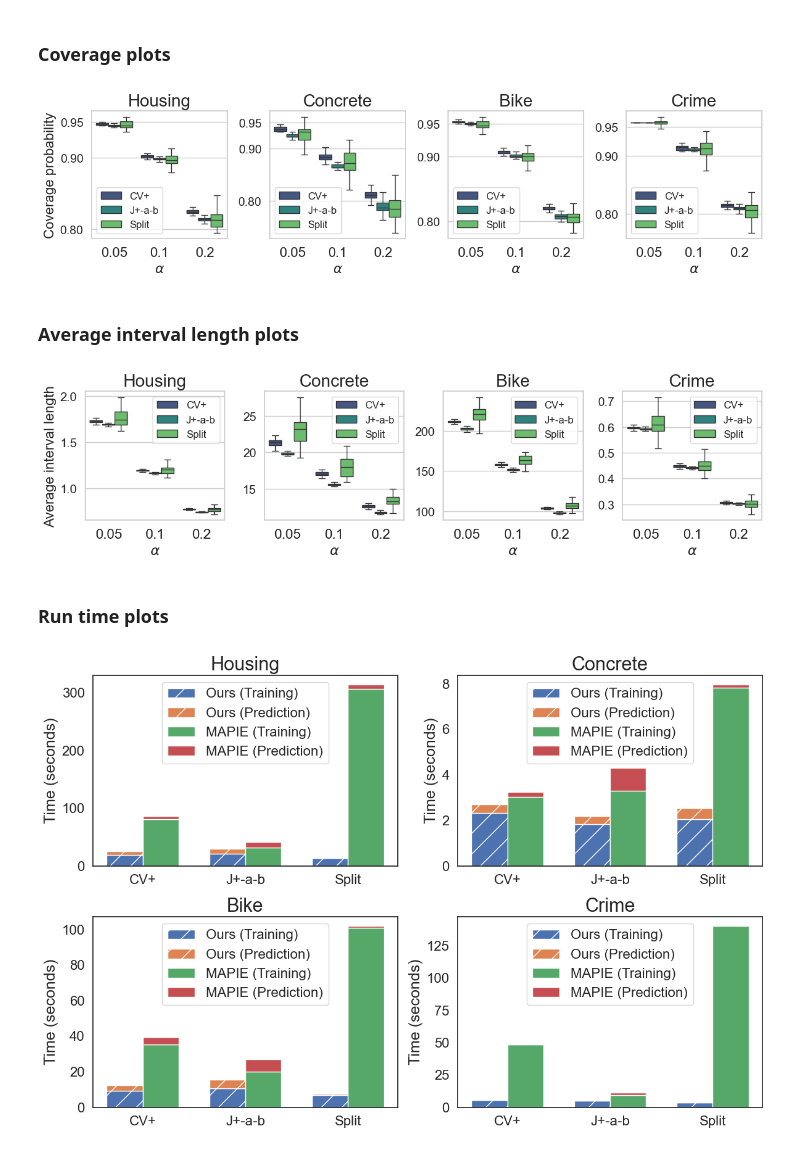
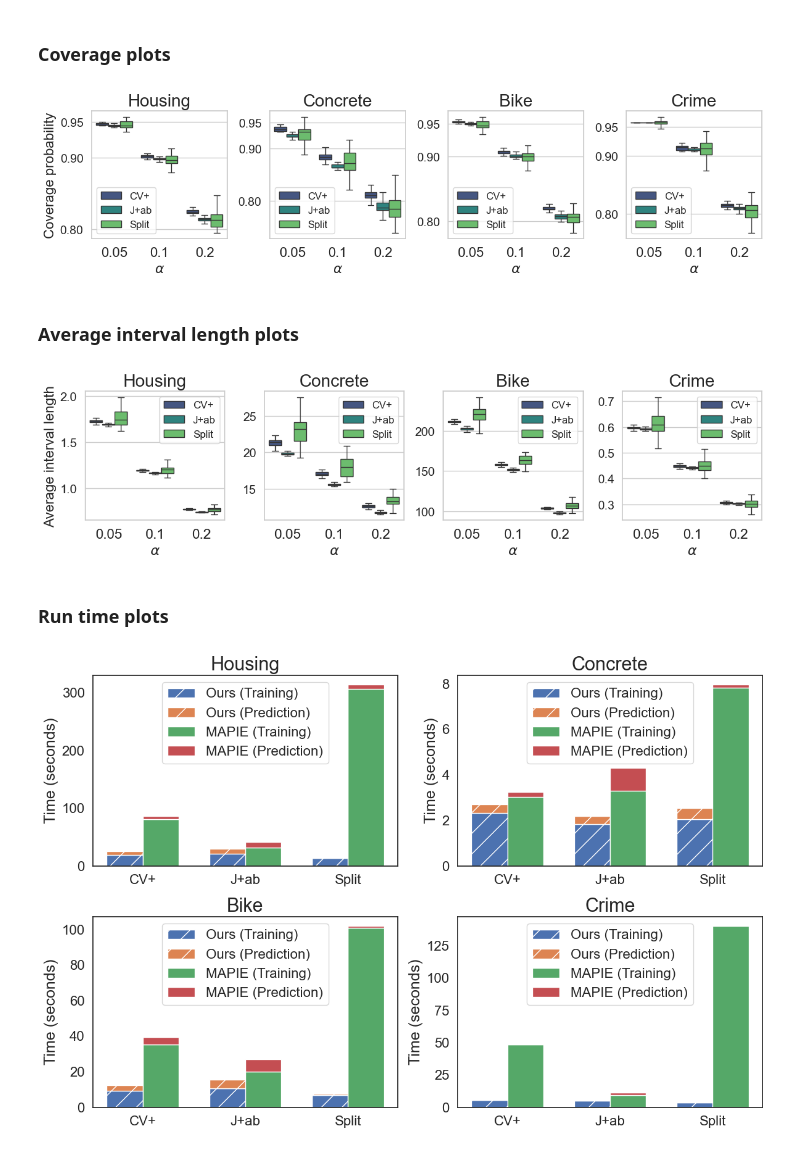
Before and after one commit to donlapark/coverforest, a Jupyter notebook: experiments/plots_regression.ipynb, the cells around one changed output. Drawn from its saved outputs; the diff is of its cells as text; code cells hidden in the pictures.

```diff
--- a/experiments/plots_regression.ipynb
+++ b/experiments/plots_regression.ipynb
@@ -134,7 +134,7 @@ data_names = ['Housing', 'Concrete', 'Bike', 'Crime']
 # %%
 sns.set(style='whitegrid')
 
-hue_order = ["CV+", "J+-a-b", "Split"]
+hue_order = ["CV+", "J+ab", "Split"]
 fig, axes = plt.subplots(1, 4, figsize=(12, 3.3))
 axes = axes.flatten()
 
@@ -160,38 +160,38 @@ plt.tight_layout()
 
 plt.savefig('RegCover.svg',format='svg',dpi=1200, bbox_inches='tight')
 # %% [output]
-[figure, old version]
+[figure, new version]
 # %% [markdown]
 ### Average interval length plots
 # %%
 sns.set(style='whitegrid')
 
-hue_order = ["CV+", "J+-a-b", "Split"]
+hue_order = ["CV+", "J+ab", "Split"]
 fig, axes = plt.subplots(1, 4, figsize=(12, 3.3))
 axes = axes.flatten()
 
 for i in range(4):
     sns.boxplot(
         x='Alpha', y='Size', hue='Model', data=Size_dfs[i],
         palette="viridis", hue_order=hue_order, showfliers=False,
         ax=axes[i]
     )
 
     axes[i].set_xlabel('$\\alpha$', fontsize=16)
     axes[i].xaxis.set_tick_params(labelsize=16)
     axes[i].set_title(data_names[i], fontsize=20)
     axes[i].legend(fontsize=12)
     axes[i].yaxis.set_tick_params(labelsize=14)
     if i == 0:
         axes[i].set_ylabel('Average interval length', fontsize=16)
     else:
         axes[i].set_ylabel('')
 
 plt.tight_layout()
 
 plt.savefig('RegSize.svg',format='svg',dpi=1200, bbox_inches='tight')
 # %% [output]
-[figure, old version]
+[figure, new version]
 # %% [markdown]
 ### Run time plots
 # %%
@@ -239,4 +239,4 @@ plt.tight_layout()
 
 plt.savefig('RegTime.svg',format='svg',dpi=1200, bbox_inches='tight')
 # %% [output]
-[figure, old version]
+[figure, new version]
```
Also changed, not shown: parts of 1 cell of this notebook, 1 other file.
